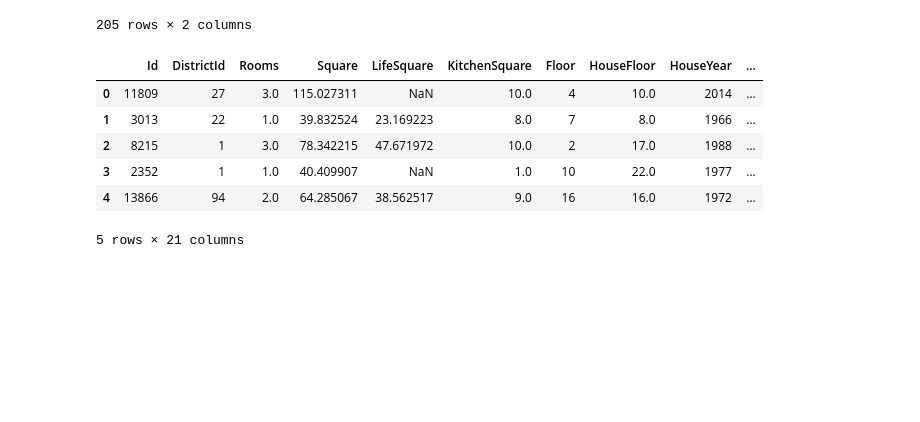
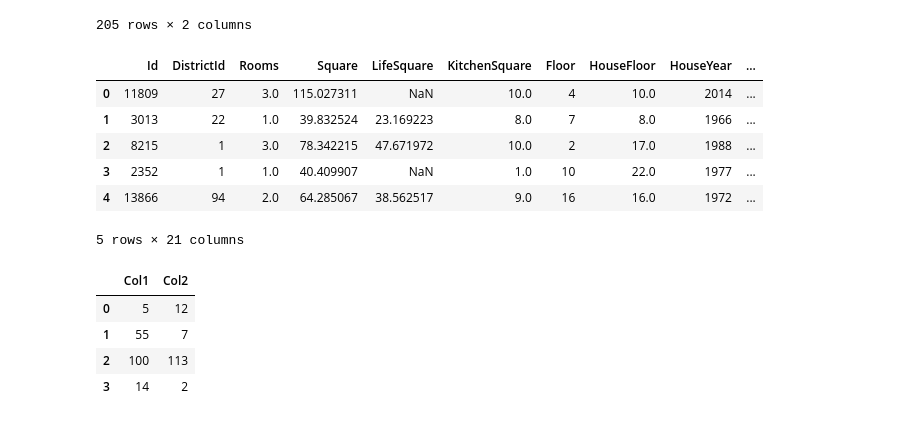
Before and after one commit to AlexanderMaslikhin/pandas_curs, a Jupyter notebook: data_analysis.ipynb, the cells around one changed output. Saved outputs shown, nothing was run; the diff lists cells and outputs as text; code cells hidden in the pictures; blank space fills up the shorter version.

```diff
--- a/data_analysis.ipynb
+++ b/data_analysis.ipynb
@@ -469,3 +674,12 @@ df_copy.head()
 | 3 | 2352 | 1 | 1.0 | 40.409907 | NaN | 1.0 | 10 | 22.0 | 1977 | ... |
 | 4 | 13866 | 94 | 2.0 | 64.285067 | 38.562517 | 9.0 | 16 | 16.0 | 1972 | ... |
 5 rows × 21 columns
+# %%
+df1 = pd.DataFrame({"Col1": [5, 55, 100, 14], "Col2": [12, 7, 113, 2]})
+df1
+# %% [output]
+|  | Col1 | Col2 |
+| 0 | 5 | 12 |
+| 1 | 55 | 7 |
+| 2 | 100 | 113 |
+| 3 | 14 | 2 |
```
Also changed, not shown: parts of 21 cells of this notebook.
